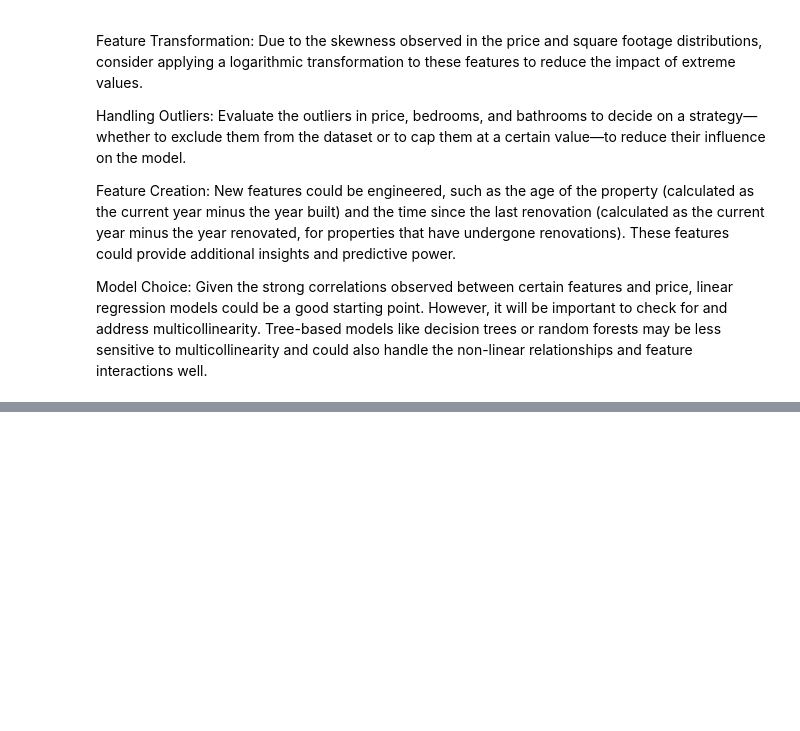
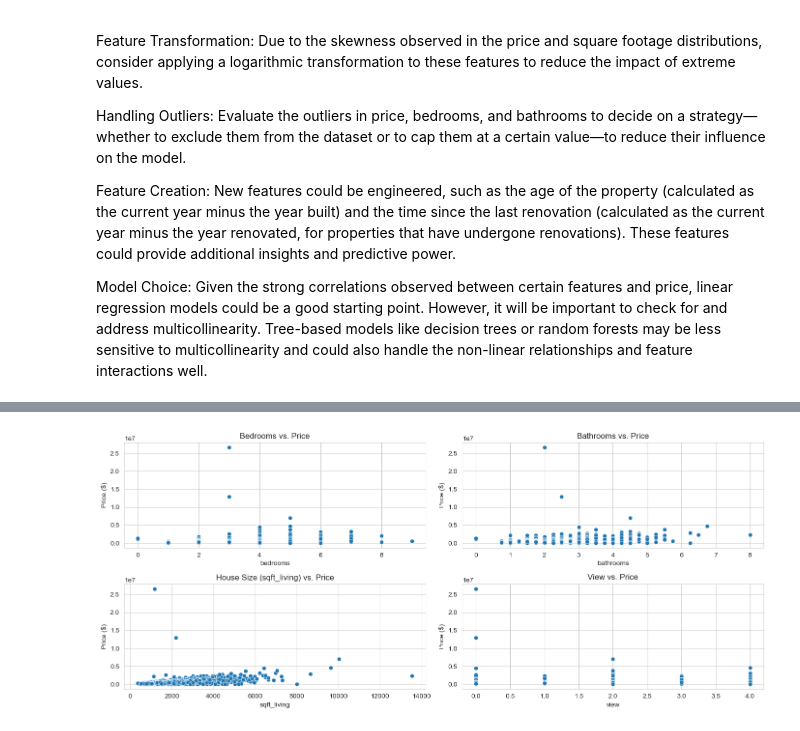
Before and after one commit to LardexTheLarge/AI-Project-2, a Jupyter notebook: real_estate.ipynb, the cells around one changed output, grey strips where cells are left out. Drawn from its saved outputs; the diff is of its cells as text; code cells hidden in the pictures; blank space fills up the shorter version.

```diff
--- a/real_estate.ipynb
+++ b/real_estate.ipynb
@@ -165,0 +199,22 @@ Model Choice: Given the strong correlations observed between certain features an
+# %%
+# Setting up the aesthetics for the plots
+sns.set_style("whitegrid")
+
+# Creating the figure and axes for subplots
+fig, axes = plt.subplots(2, 2, figsize=(14, 6))
+
+# Plotting each comparison
+sns.scatterplot(ax=axes[0, 0], data=data, x='bedrooms', y='price').set(title='Bedrooms vs. Price')
+sns.scatterplot(ax=axes[0, 1], data=data, x='bathrooms', y='price').set(title='Bathrooms vs. Price')
+sns.scatterplot(ax=axes[1, 0], data=data, x='sqft_living', y='price').set(title='House Size (sqft_living) vs. Price')
+sns.scatterplot(ax=axes[1, 1], data=data, x='view', y='price').set(title='View vs. Price')
+
+# Setting a shared y-label
+for ax in axes.flat:
+    ax.set(ylabel='Price ($)')
+
+# Adjusting layout for better readability
+plt.tight_layout()
+plt.show()
+# %% [output]
+[figure, added]
```
Also changed, not shown: parts of 19 cells of this notebook, 1 other file.
